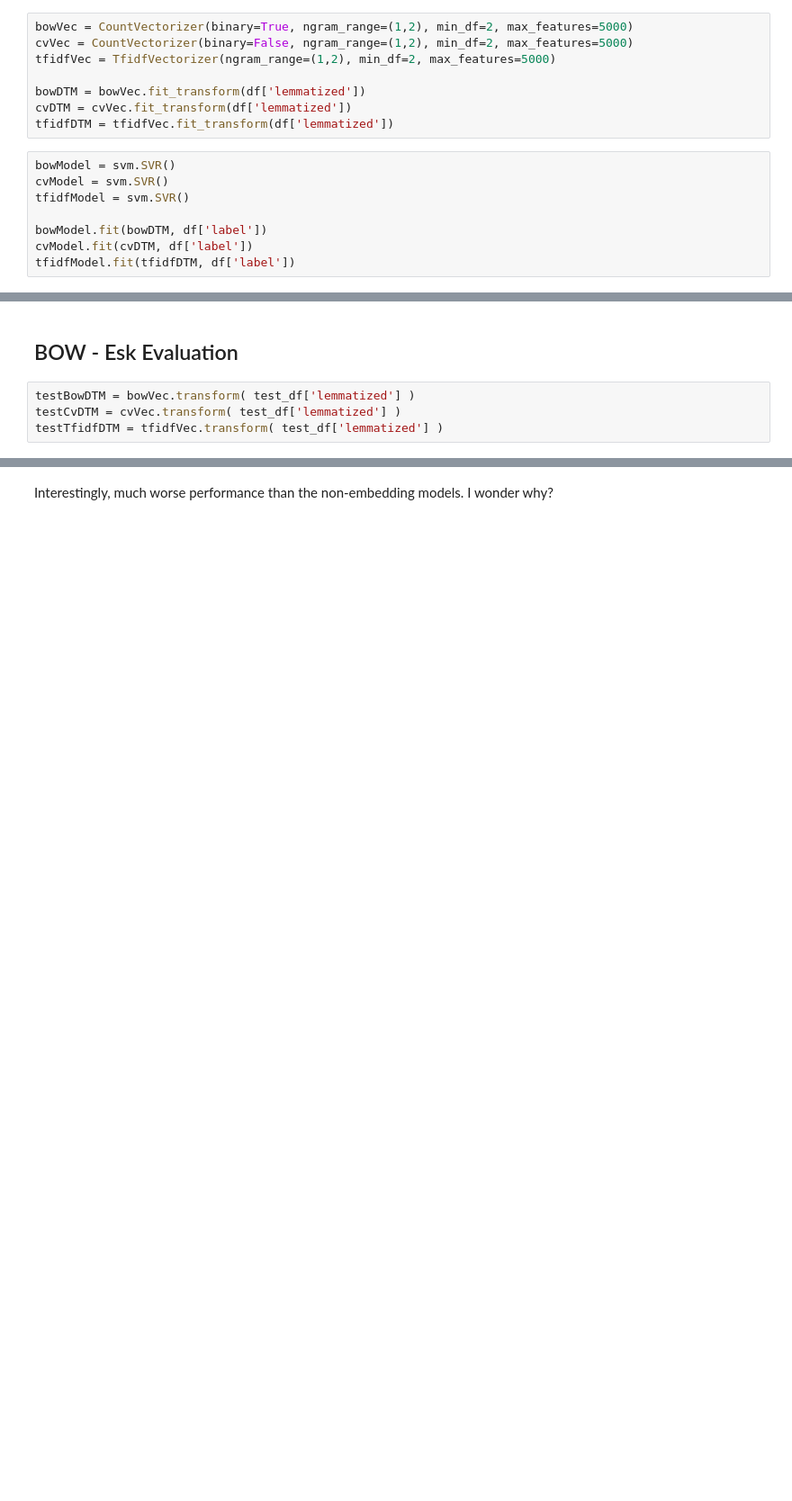
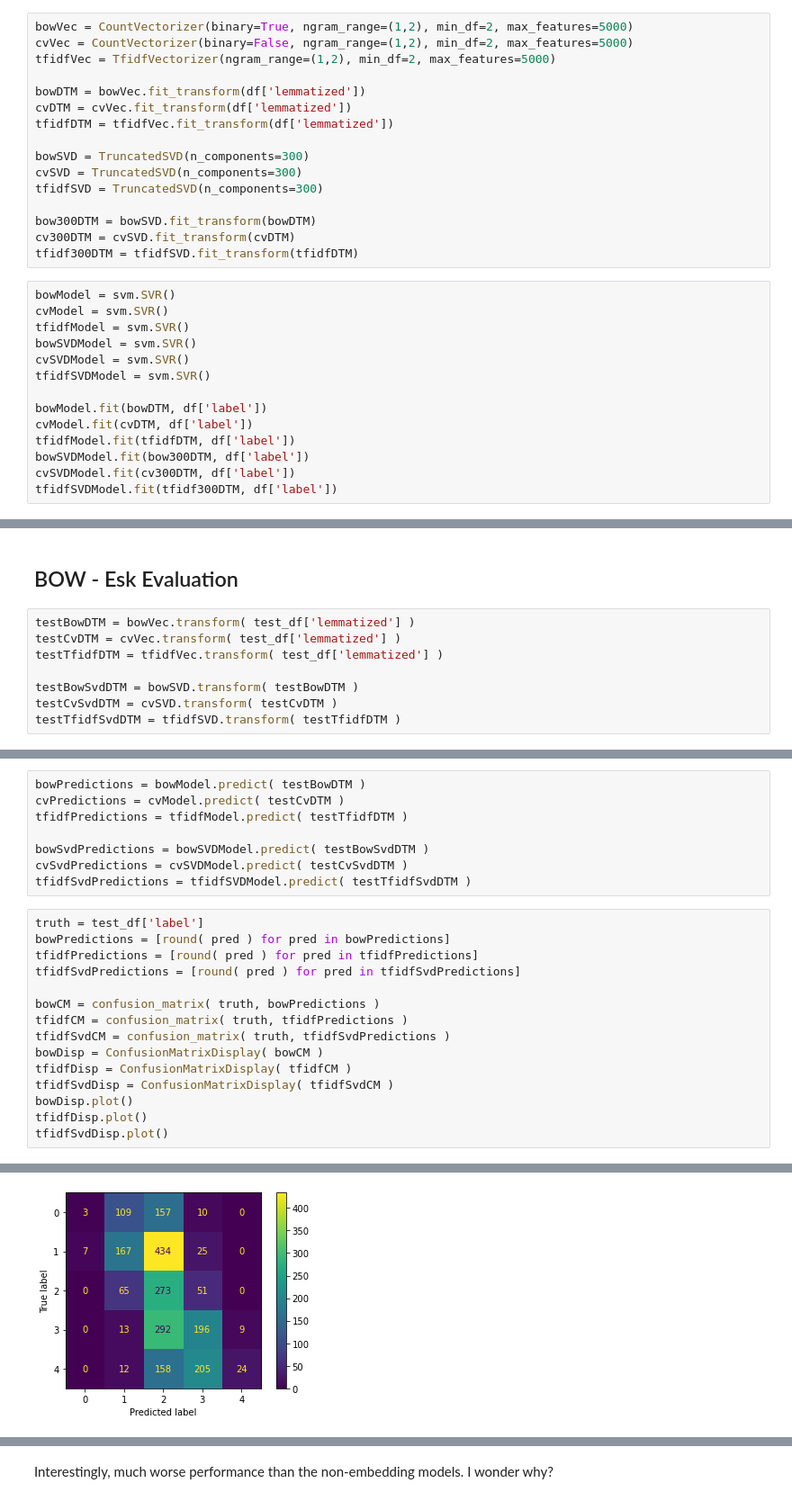
Before and after one commit to EvanMata/embeddingProject, a Jupyter notebook: Initial Models & Data Exploration.ipynb, the cells around one changed output, grey strips where cells are left out. Shown: that part at 90% size. Cells and saved outputs as stored; diff of their text form; blank space fills up the shorter version.

```diff
--- a/Initial Models & Data Exploration.ipynb
+++ b/Initial Models & Data Exploration.ipynb
@@ -91,13 +125,27 @@ tfidfVec = TfidfVectorizer(ngram_range=(1,2), min_df=2, max_features=5000)
 bowDTM = bowVec.fit_transform(df['lemmatized'])
 cvDTM = cvVec.fit_transform(df['lemmatized'])
 tfidfDTM = tfidfVec.fit_transform(df['lemmatized'])
+
+bowSVD = TruncatedSVD(n_components=300)
+cvSVD = TruncatedSVD(n_components=300)
+tfidfSVD = TruncatedSVD(n_components=300)
+
+bow300DTM = bowSVD.fit_transform(bowDTM)
+cv300DTM = cvSVD.fit_transform(cvDTM)
+tfidf300DTM = tfidfSVD.fit_transform(tfidfDTM)
 # %%
 bowModel = svm.SVR()
 cvModel = svm.SVR()
 tfidfModel = svm.SVR()
+bowSVDModel = svm.SVR()
+cvSVDModel = svm.SVR()
+tfidfSVDModel = svm.SVR()
 
 bowModel.fit(bowDTM, df['label'])
 cvModel.fit(cvDTM, df['label'])
 tfidfModel.fit(tfidfDTM, df['label'])
+bowSVDModel.fit(bow300DTM, df['label'])
+cvSVDModel.fit(cv300DTM, df['label'])
+tfidfSVDModel.fit(tfidf300DTM, df['label'])
 # %% [output]
 SVR()
@@ -125,4 +189,8 @@ test_df.head()
 testBowDTM = bowVec.transform( test_df['lemmatized'] )
 testCvDTM = cvVec.transform( test_df['lemmatized'] )
 testTfidfDTM = tfidfVec.transform( test_df['lemmatized'] )
+
+testBowSvdDTM = bowSVD.transform( testBowDTM )
+testCvSvdDTM = cvSVD.transform( testCvDTM )
+testTfidfSvdDTM = tfidfSVD.transform( testTfidfDTM )
 # %%
@@ -137,0 +229,24 @@ Fairly Comparable results. Probably impacted by the fact that each text is relat
+# %%
+bowPredictions = bowModel.predict( testBowDTM )
+cvPredictions = cvModel.predict( testCvDTM )
+tfidfPredictions = tfidfModel.predict( testTfidfDTM )
+
+bowSvdPredictions = bowSVDModel.predict( testBowSvdDTM )
+cvSvdPredictions = cvSVDModel.predict( testCvSvdDTM )
+tfidfSvdPredictions = tfidfSVDModel.predict( testTfidfSvdDTM )
+# %%
+truth = test_df['label']
+bowPredictions = [round( pred ) for pred in bowPredictions]
+tfidfPredictions = [round( pred ) for pred in tfidfPredictions]
+tfidfSvdPredictions = [round( pred ) for pred in tfidfSvdPredictions]
+
+bowCM = confusion_matrix( truth, bowPredictions )
+tfidfCM = confusion_matrix( truth, tfidfPredictions )
+tfidfSvdCM = confusion_matrix( truth, tfidfSvdPredictions )
+bowDisp = ConfusionMatrixDisplay( bowCM )
+tfidfDisp = ConfusionMatrixDisplay( tfidfCM )
+tfidfSvdDisp = ConfusionMatrixDisplay( tfidfSvdCM )
+bowDisp.plot()
+tfidfDisp.plot()
+tfidfSvdDisp.plot()
+# %% [output]
@@ -137,0 +254 @@ Fairly Comparable results. Probably impacted by the fact that each text is relat
+[figure, added]
```
Also changed, not shown: parts of 25 cells of this notebook.
